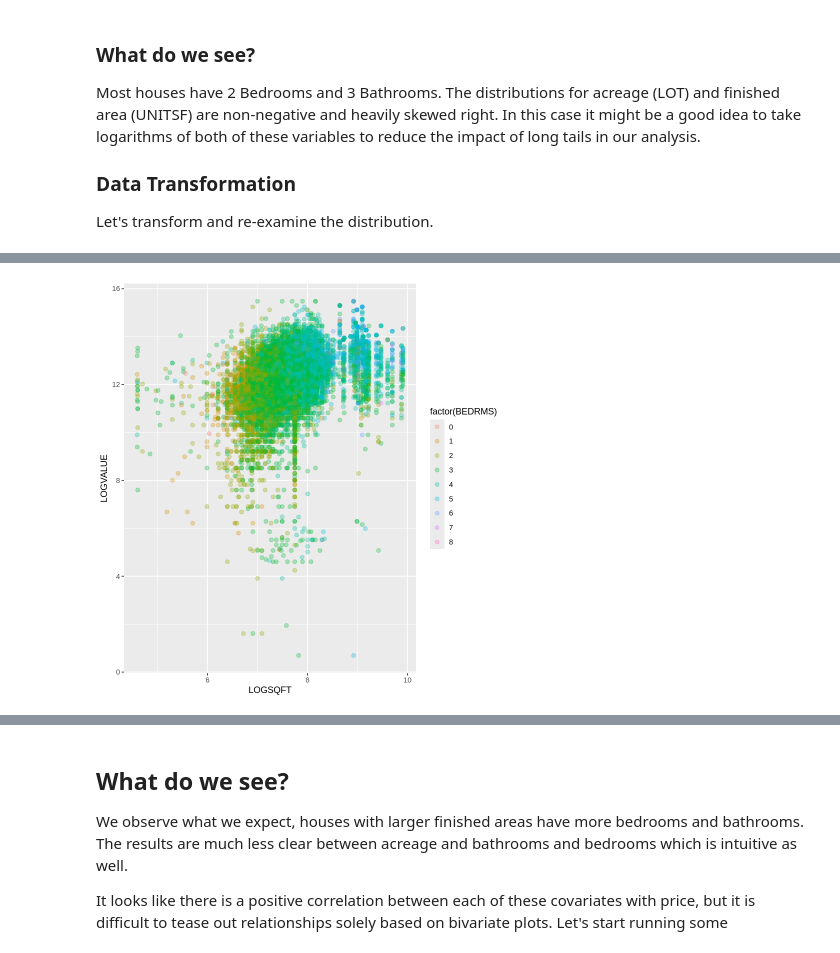
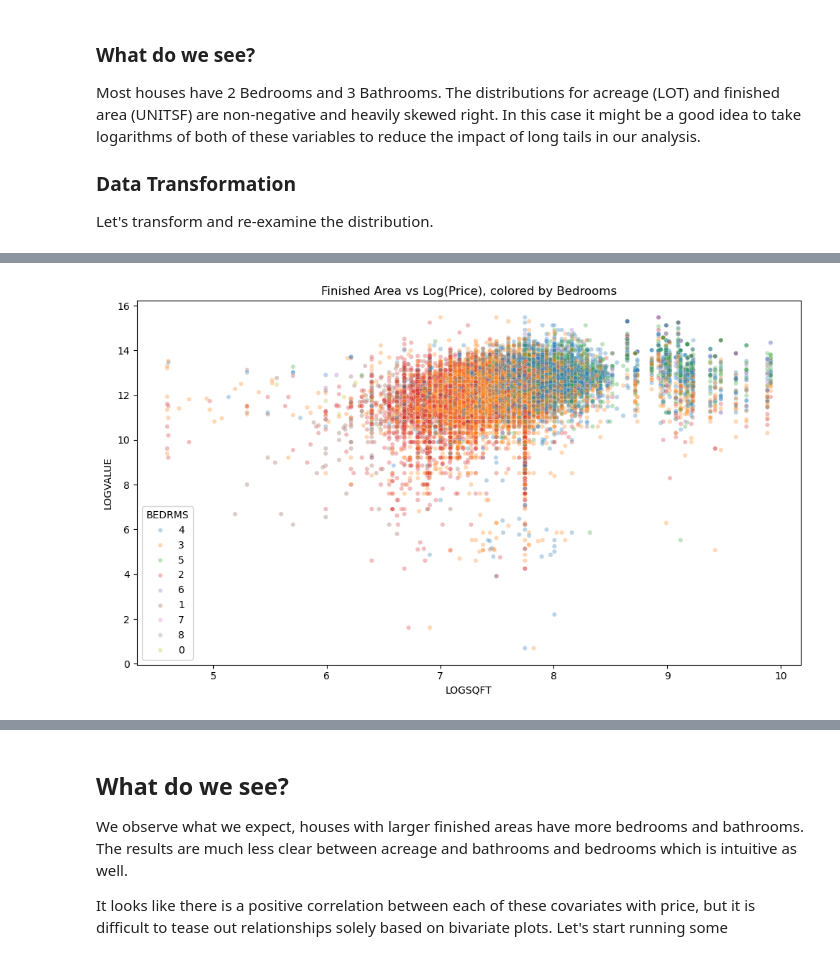
Before and after one commit to bquistorff/NABE_workbooks, a Jupyter notebook: 2. Predicting Housing Prices - Solutions.ipynb, the cells around one changed output, grey strips where cells are left out. Drawn from its saved outputs; the diff is of its cells as text; code cells hidden in the pictures.

Commit message:
initial version of Python notebooks

```diff
--- a/2. Predicting Housing Prices - Solutions.ipynb
+++ b/2. Predicting Housing Prices - Solutions.ipynb
@@ -49,10 +40,13 @@ The following data is from the 2011 metropolitan sample of the American Housing
 # %%
-Housing = read_csv(unzip('ahs_clean.zip'))
-# Reads csv files into R
+with zipfile.ZipFile('ahs_clean.zip', 'r') as z:
+    csv_name = z.namelist()[0]
+    with z.open(csv_name) as f:
+        Housing = pd.read_csv(f)
+# Reads csv file into Python
 
-Housing[1:10,1:10]
+print(Housing.iloc[:10, :10].to_string())
 # Examine the first few rows and columns of our data
 
-cat('Dataset dimesions: ',dim(Housing))
+print(f'\nDataset dimensions: {Housing.shape}')
 # Returns the dimension of the dataset
 # %% [output]
@@ -131,11 +77,3 @@ Most houses have 2 Bedrooms and 3 Bathrooms. The distributions for acreage (LOT)
 ### Data Transformation
 
 Let's transform and re-examine the distribution.
-# %%
-
-Housing$LOGSQFT = log(Housing$UNITSF)
-Housing$LOGLOT = log(Housing$LOT)
-
-p1 = qplot(LOGSQFT,data=Housing,bins=30)
-p2 = qplot(LOGLOT,data=Housing,bins=30,fill='red') + guides(fill=FALSE)
-grid.arrange(p1,p2,ncol=2)
@@ -147 +82,4 @@ of ggplot2 3.3.4.”
+# %%
+Housing['LOGSQFT'] = np.log(Housing['UNITSF'])
+Housing['LOGLOT'] = np.log(Housing['LOT'])
 # %% [markdown]
@@ -164,0 +91,12 @@ ggplot(subset , aes(x = LOGSQFT, y = LOGVALUE)) +
+# %%
+subset = Housing.sample(frac=0.5, random_state=2718281)
+
+plt.figure(figsize=(10, 6))
+sns.scatterplot(data=subset, x='LOGSQFT', y='LOGVALUE',
+                hue=subset['BATHS'].astype(str), alpha=0.3, s=20,
+                legend='brief')
+# Plotting relationship between Finished Area and log(price)
+# Color based on number of full bathrooms
+plt.title('Finished Area vs Log(Price), colored by Bathrooms')
+plt.tight_layout()
+plt.show()
@@ -165,7 +105,12 @@ ggplot(subset , aes(x = LOGSQFT, y = LOGVALUE)) +
 # %%
-ggplot(subset , aes(x = LOGSQFT, y = LOGVALUE)) +
+plt.figure(figsize=(10, 6))
+sns.scatterplot(data=subset, x='LOGSQFT', y='LOGVALUE',
+                hue=subset['BEDRMS'].astype(str), alpha=0.3, s=20,
+                legend='brief')
 # Plotting relationship between Finished Area and log(price)
-           geom_point(aes(color = factor(BEDRMS)),alpha=.3,size=2)
 # Color based on number of bedrooms
+plt.title('Finished Area vs Log(Price), colored by Bedrooms')
+plt.tight_layout()
+plt.show()
 # %% [output]
-[figure, old version]
+[figure, new version]
```
Also changed, not shown: parts of 63 cells of this notebook, 21 other files.
